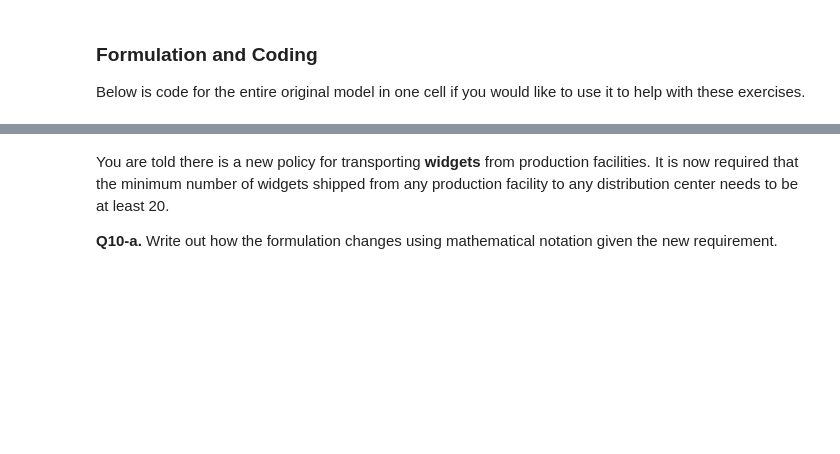
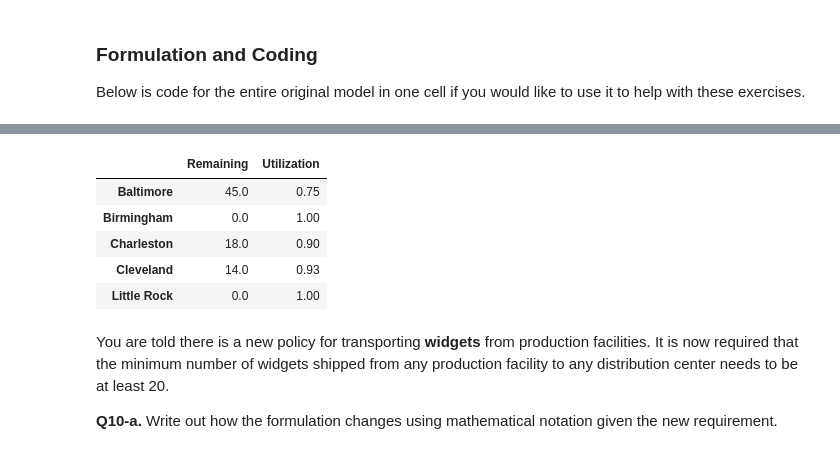
Before and after one commit to agustingu/modeling-examples, a Jupyter notebook: optimization101/Modeling_Session_1/Exercise_Set1.ipynb, the cells around one changed output, grey strips where cells are left out. Saved outputs shown, nothing was run; the diff lists cells and outputs as text; code cells hidden in the pictures; blank space fills up the shorter version.

```diff
--- a/optimization101/Modeling_Session_1/Exercise_Set1.ipynb
+++ b/optimization101/Modeling_Session_1/Exercise_Set1.ipynb
@@ -142,0 +210,3 @@ dtype: int64
+# %%
+ship_out = sol.groupby('production')['shipment'].sum()
+ship_out
@@ -143,3 +222,12 @@ dtype: int64
+# %%
+pd.DataFrame({'Remaining' :max_prod-ship_out, 'Utilization': ship_out/max_prod})
+# %% [output]
+|  | Remaining | Utilization |
+| Baltimore | 45.0 | 0.75 |
+| Birmingham | 0.0 | 1.00 |
+| Charleston | 18.0 | 0.90 |
+| Cleveland | 14.0 | 0.93 |
+| Little Rock | 0.0 | 1.00 |
 # %% [markdown]
 You are told there is a new policy for transporting **widgets** from production facilities. It is now required that the minimum number of widgets shipped from any production facility to any distribution center needs to be at least 20.
 
```
Also changed, not shown: parts of 12 cells of this notebook.
